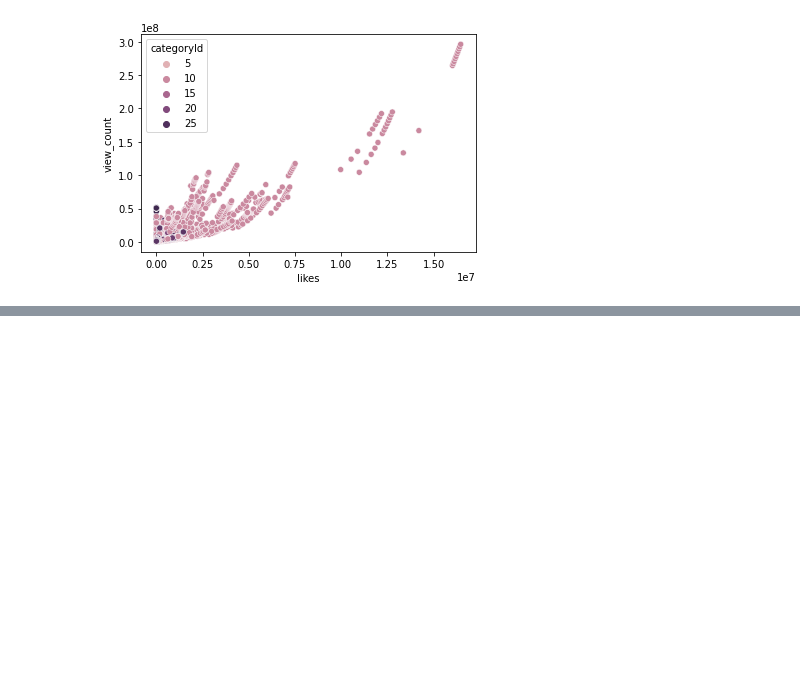
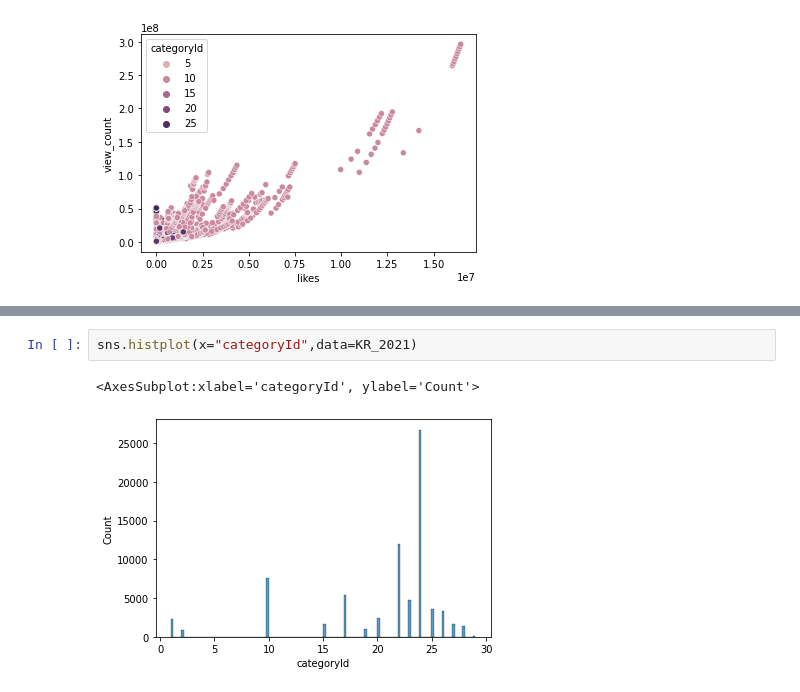
Before and after one commit to JinLover/Kaggle_project, a Jupyter notebook: youtube-analysis.ipynb, the cells around one changed output, grey strips where cells are left out. Saved outputs shown, nothing was run; the diff lists cells and outputs as text; blank space fills up the shorter version.

```diff
--- a/youtube-analysis.ipynb
+++ b/youtube-analysis.ipynb
@@ -94,0 +118,5 @@ sns.scatterplot(x="likes", y="view_count",data=KR_2021, hue="categoryId")
+# %%
+sns.histplot(x="categoryId",data=KR_2021)
+# %% [output]
+<AxesSubplot:xlabel='categoryId', ylabel='Count'>
+[figure, added]
```
Also changed, not shown: parts of 4 cells of this notebook.
